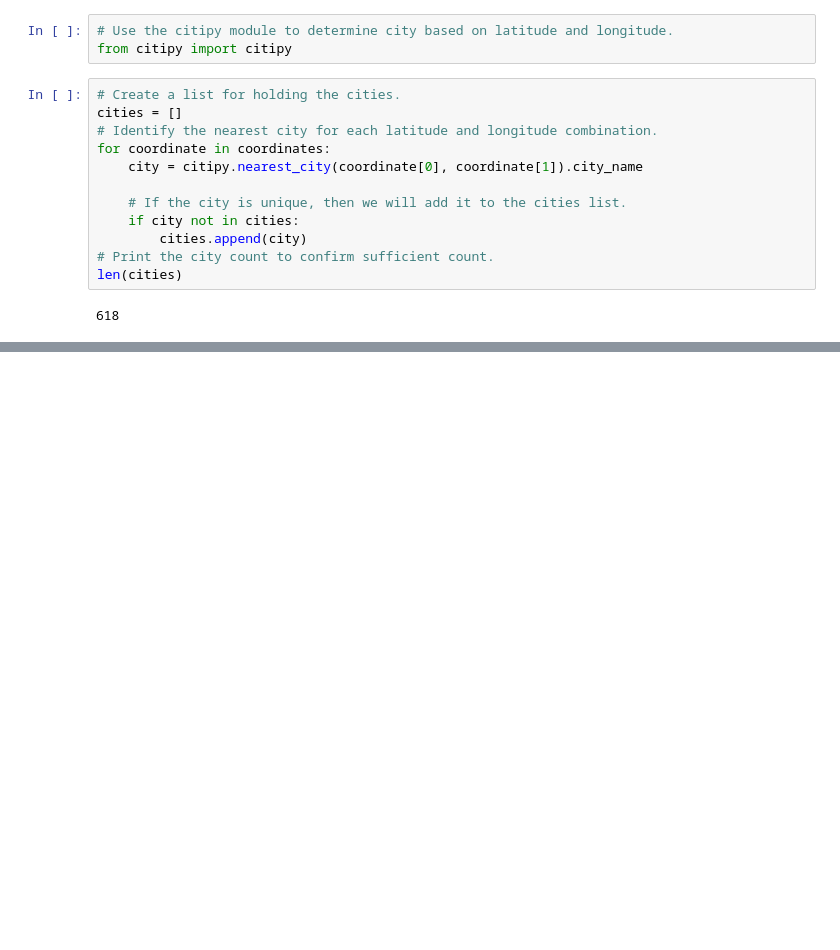
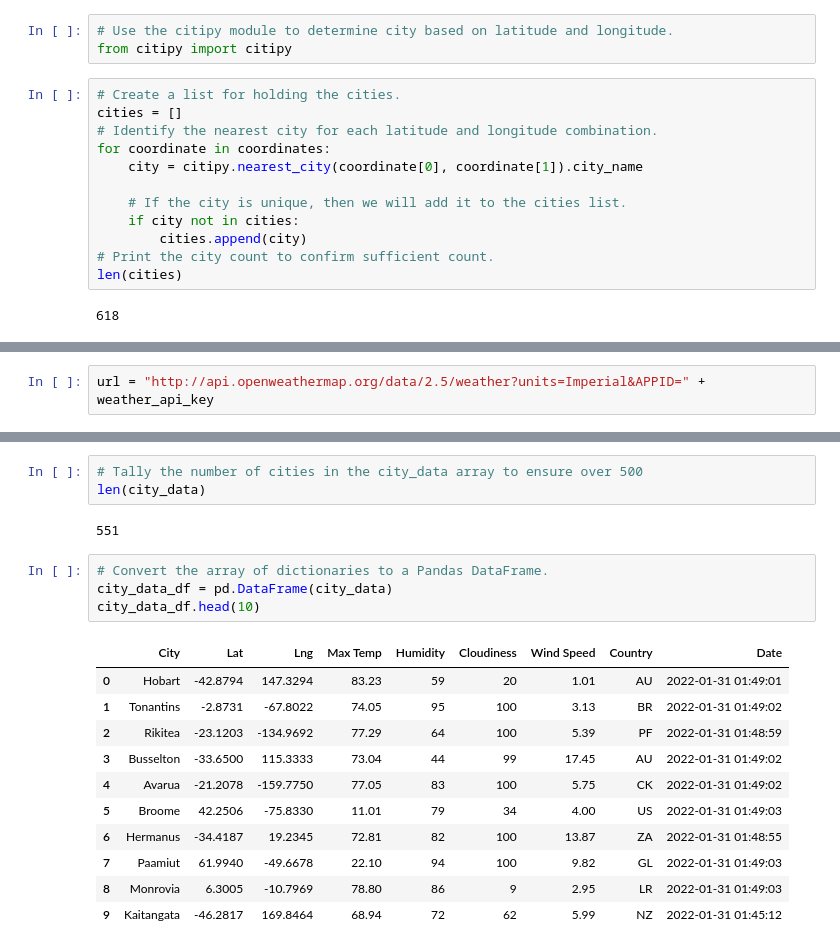
Before and after one commit to ZForadi/World_Weather_Analysis, a Jupyter notebook: WeatherPy.ipynb, the cells around one changed output, grey strips where cells are left out. Saved outputs shown, nothing was run; the diff lists cells and outputs as text; blank space fills up the shorter version.

Commit message:
adding city_data_dataframe and CSV file

```diff
--- a/WeatherPy.ipynb
+++ b/WeatherPy.ipynb
@@ -33,0 +40,2 @@ len(cities)
+# %%
+url = "http://api.openweathermap.org/data/2.5/weather?units=Imperial&APPID=" + weather_api_key
@@ -33,0 +126,21 @@ len(cities)
+# %%
+# Tally the number of cities in the city_data array to ensure over 500
+len(city_data)
+# %% [output]
+551
+# %%
+# Convert the array of dictionaries to a Pandas DataFrame.
+city_data_df = pd.DataFrame(city_data)
+city_data_df.head(10)
+# %% [output]
+|  | City | Lat | Lng | Max Temp | Humidity | Cloudiness | Wind Speed | Country | Date |
+| 0 | Hobart | -42.8794 | 147.3294 | 83.23 | 59 | 20 | 1.01 | AU | 2022-01-31 01:49:01 |
+| 1 | Tonantins | -2.8731 | -67.8022 | 74.05 | 95 | 100 | 3.13 | BR | 2022-01-31 01:49:02 |
+| 2 | Rikitea | -23.1203 | -134.9692 | 77.29 | 64 | 100 | 5.39 | PF | 2022-01-31 01:48:59 |
+| 3 | Busselton | -33.6500 | 115.3333 | 73.04 | 44 | 99 | 17.45 | AU | 2022-01-31 01:49:02 |
+| 4 | Avarua | -21.2078 | -159.7750 | 77.05 | 83 | 100 | 5.75 | CK | 2022-01-31 01:49:02 |
+| 5 | Broome | 42.2506 | -75.8330 | 11.01 | 79 | 34 | 4.00 | US | 2022-01-31 01:49:03 |
+| 6 | Hermanus | -34.4187 | 19.2345 | 72.81 | 82 | 100 | 13.87 | ZA | 2022-01-31 01:48:55 |
+| 7 | Paamiut | 61.9940 | -49.6678 | 22.10 | 94 | 100 | 9.82 | GL | 2022-01-31 01:49:03 |
+| 8 | Monrovia | 6.3005 | -10.7969 | 78.80 | 86 | 9 | 2.95 | LR | 2022-01-31 01:49:03 |
+| 9 | Kaitangata | -46.2817 | 169.8464 | 68.94 | 72 | 62 | 5.99 | NZ | 2022-01-31 01:45:12 |
```
Also changed, not shown: parts of 5 cells of this notebook, 2 other files.
